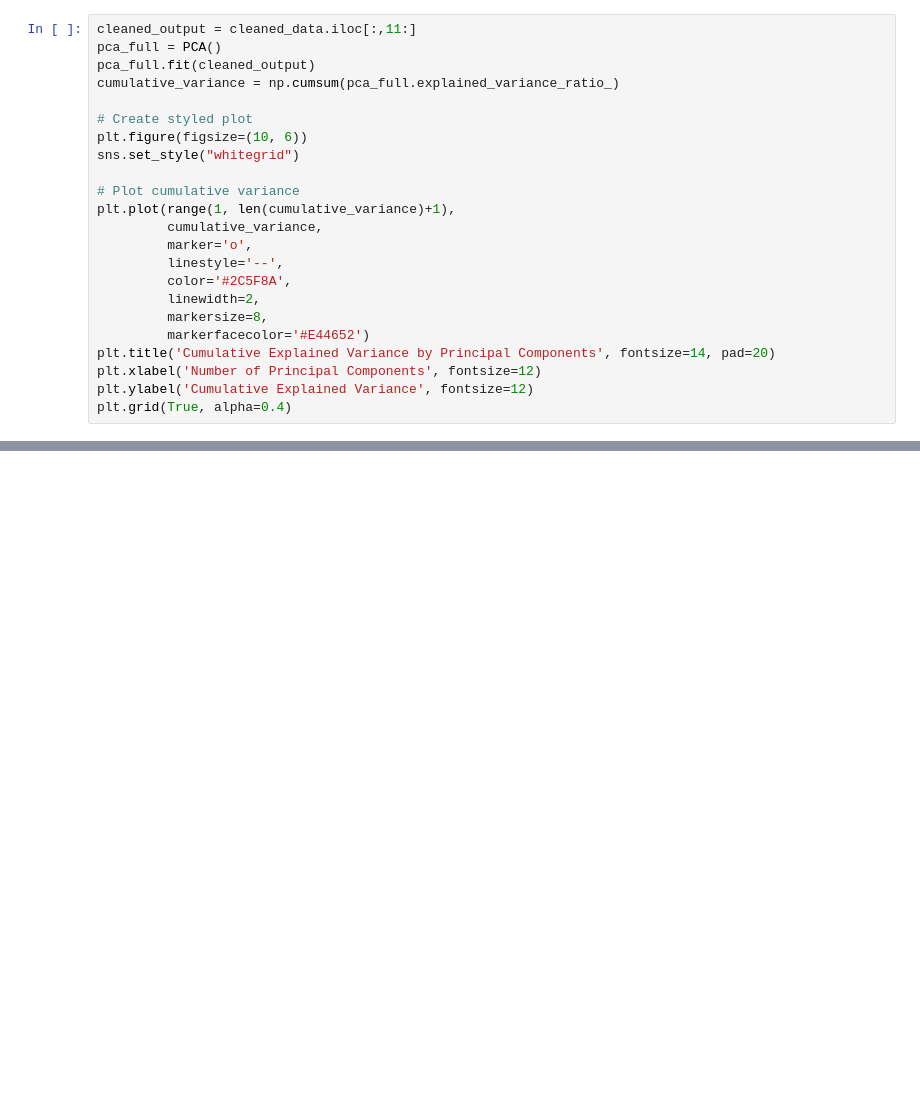
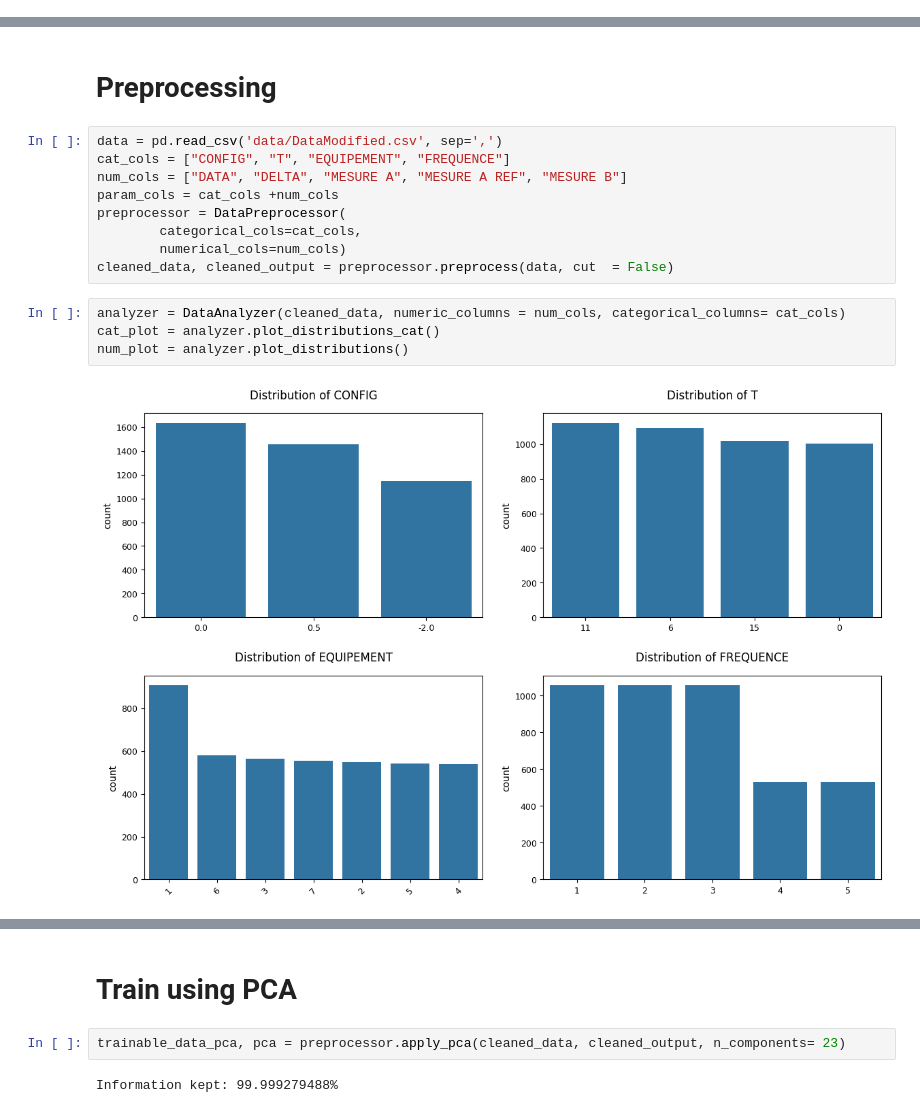
Before and after one commit to Anhquannnnnn/Data-Augmentation, a Jupyter notebook: TVAE.ipynb, the cells around one changed output, grey strips where cells are left out. Saved outputs shown, nothing was run; the diff lists cells and outputs as text; blank space fills up the shorter version.

```diff
--- a/TVAE.ipynb
+++ b/TVAE.ipynb
@@ -199,23 +0,0 @@ cleaned_data
-# %%
-cleaned_output = cleaned_data.iloc[:,11:]
-pca_full = PCA()
-pca_full.fit(cleaned_output)
-cumulative_variance = np.cumsum(pca_full.explained_variance_ratio_)
-
-# Create styled plot
-plt.figure(figsize=(10, 6))
-sns.set_style("whitegrid")
-
-# Plot cumulative variance
-plt.plot(range(1, len(cumulative_variance)+1),
-         cumulative_variance,
-         marker='o',
-         linestyle='--',
-         color='#2C5F8A',
-         linewidth=2,
-         markersize=8,
-         markerfacecolor='#E44652')
-plt.title('Cumulative Explained Variance by Principal Components', fontsize=14, pad=20)
-plt.xlabel('Number of Principal Components', fontsize=12)
-plt.ylabel('Cumulative Explained Variance', fontsize=12)
-plt.grid(True, alpha=0.4)
@@ -738,0 +357,17 @@ plt.hist(synthetic_data_original_scale[:,5])
+# %% [markdown]
+# Preprocessing
+# %%
+data = pd.read_csv('data/DataModified.csv', sep=',')
+cat_cols = ["CONFIG", "T", "EQUIPEMENT", "FREQUENCE"]
+num_cols = ["DATA", "DELTA", "MESURE A", "MESURE A REF", "MESURE B"]
+param_cols = cat_cols +num_cols
+preprocessor = DataPreprocessor(
+        categorical_cols=cat_cols,
+        numerical_cols=num_cols)
+cleaned_data, cleaned_output = preprocessor.preprocess(data, cut  = False)
+# %%
+analyzer = DataAnalyzer(cleaned_data, numeric_columns = num_cols, categorical_columns= cat_cols)
+cat_plot = analyzer.plot_distributions_cat()
+num_plot = analyzer.plot_distributions()
+# %% [output]
+[figure, added]
@@ -738,0 +375,6 @@ plt.hist(synthetic_data_original_scale[:,5])
+# %% [markdown]
+# Train using PCA
+# %%
+trainable_data_pca, pca = preprocessor.apply_pca(cleaned_data, cleaned_output, n_components= 23)
+# %% [output]
+Information kept: 99.999279488%
```
Also changed, not shown: parts of 63 cells of this notebook, 6 other files.
